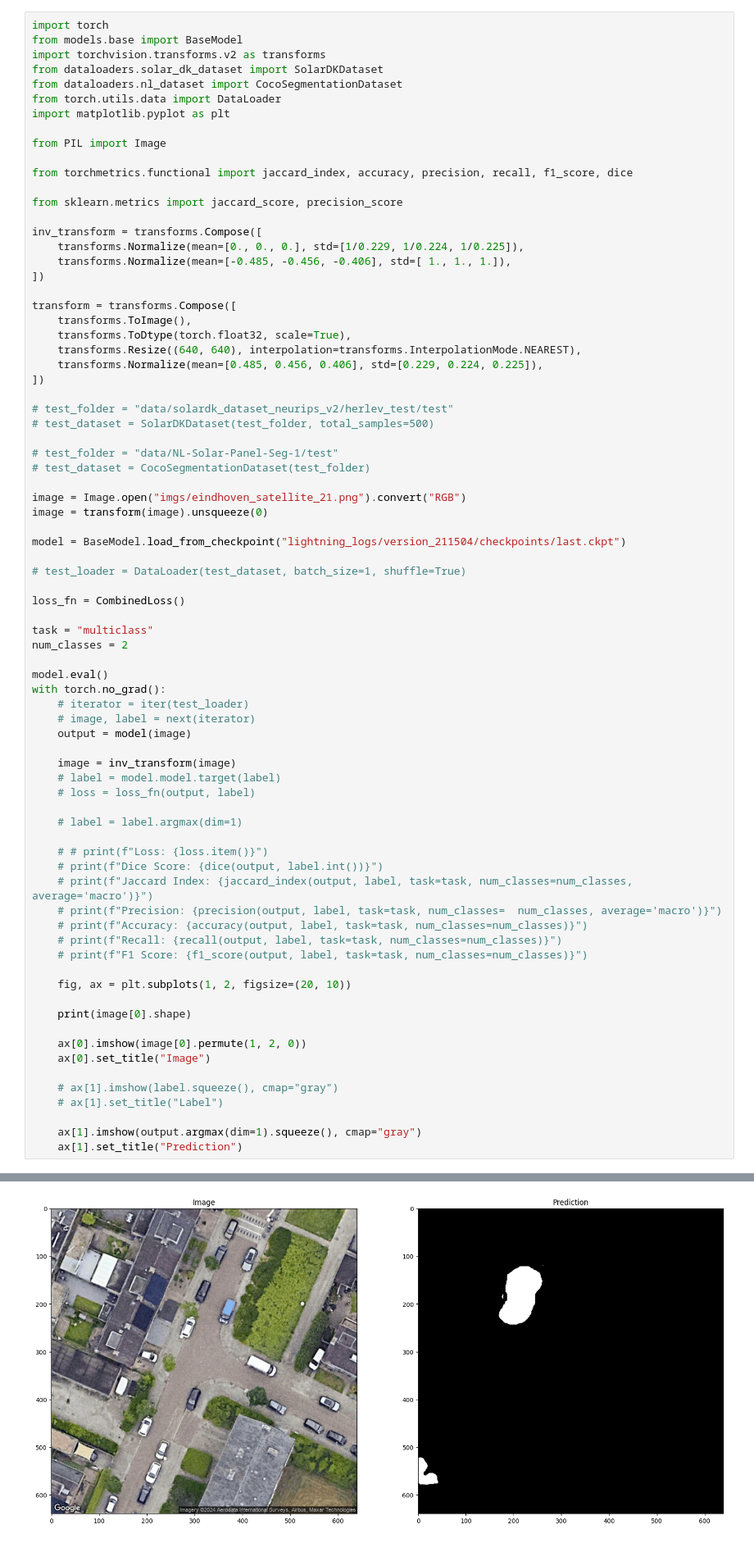
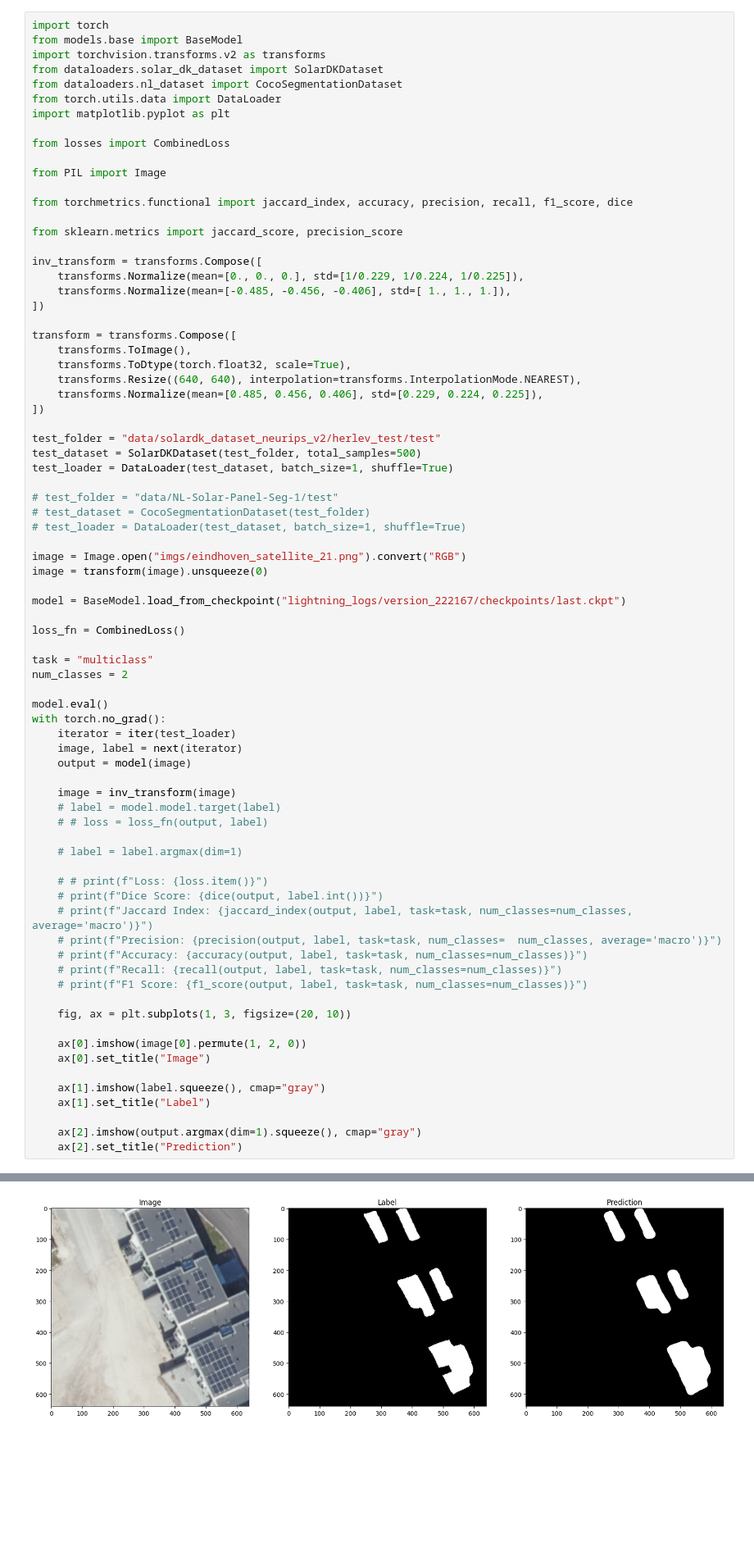
Before and after one commit to Tiburso/EnerVision, a Jupyter notebook: dataloaders.ipynb, the cells around one changed output, grey strips where cells are left out. Shown at 82% size. Drawn from its saved outputs; the diff is of its cells as text; blank space fills up the shorter version.

```diff
--- a/dataloaders.ipynb
+++ b/dataloaders.ipynb
@@ -159,6 +159,8 @@ from dataloaders.solar_dk_dataset import SolarDKDataset
 from dataloaders.nl_dataset import CocoSegmentationDataset
 from torch.utils.data import DataLoader
 import matplotlib.pyplot as plt
+
+from losses import CombinedLoss
 
 from PIL import Image
 
@@ -178,18 +180,18 @@ transform = transforms.Compose([
     transforms.Normalize(mean=[0.485, 0.456, 0.406], std=[0.229, 0.224, 0.225]),
 ])
 
-# test_folder = "data/solardk_dataset_neurips_v2/herlev_test/test"
-# test_dataset = SolarDKDataset(test_folder, total_samples=500)
+test_folder = "data/solardk_dataset_neurips_v2/herlev_test/test"
+test_dataset = SolarDKDataset(test_folder, total_samples=500)
+test_loader = DataLoader(test_dataset, batch_size=1, shuffle=True)
 
 # test_folder = "data/NL-Solar-Panel-Seg-1/test"
 # test_dataset = CocoSegmentationDataset(test_folder)
+# test_loader = DataLoader(test_dataset, batch_size=1, shuffle=True)
 
 image = Image.open("imgs/eindhoven_satellite_21.png").convert("RGB")
 image = transform(image).unsqueeze(0)
 
-model = BaseModel.load_from_checkpoint("lightning_logs/version_211504/checkpoints/last.ckpt")
-
-# test_loader = DataLoader(test_dataset, batch_size=1, shuffle=True)
+model = BaseModel.load_from_checkpoint("lightning_logs/version_222167/checkpoints/last.ckpt")
 
 loss_fn = CombinedLoss()
 
@@ -198,13 +200,13 @@ num_classes = 2
 
 model.eval()
 with torch.no_grad():
-    # iterator = iter(test_loader)
-    # image, label = next(iterator)
+    iterator = iter(test_loader)
+    image, label = next(iterator)
     output = model(image)
 
     image = inv_transform(image)
     # label = model.model.target(label)
-    # loss = loss_fn(output, label)
+    # # loss = loss_fn(output, label)
 
     # label = label.argmax(dim=1)
 
@@ -216,16 +218,14 @@ with torch.no_grad():
     # print(f"Recall: {recall(output, label, task=task, num_classes=num_classes)}")
     # print(f"F1 Score: {f1_score(output, label, task=task, num_classes=num_classes)}")
 
-    fig, ax = plt.subplots(1, 2, figsize=(20, 10))
-
-    print(image[0].shape)
+    fig, ax = plt.subplots(1, 3, figsize=(20, 10))
 
     ax[0].imshow(image[0].permute(1, 2, 0))
     ax[0].set_title("Image")
 
-    # ax[1].imshow(label.squeeze(), cmap="gray")
-    # ax[1].set_title("Label")
+    ax[1].imshow(label.squeeze(), cmap="gray")
+    ax[1].set_title("Label")
 
-    ax[1].imshow(output.argmax(dim=1).squeeze(), cmap="gray")
-    ax[1].set_title("Prediction")
+    ax[2].imshow(output.argmax(dim=1).squeeze(), cmap="gray")
+    ax[2].set_title("Prediction")
 # %% [output]
@@ -233 +232 @@ torch.Size([3, 640, 640])
-[figure, old version]
+[figure, new version]
```
Also changed, not shown: parts of 1 cell of this notebook, 3 other files.
